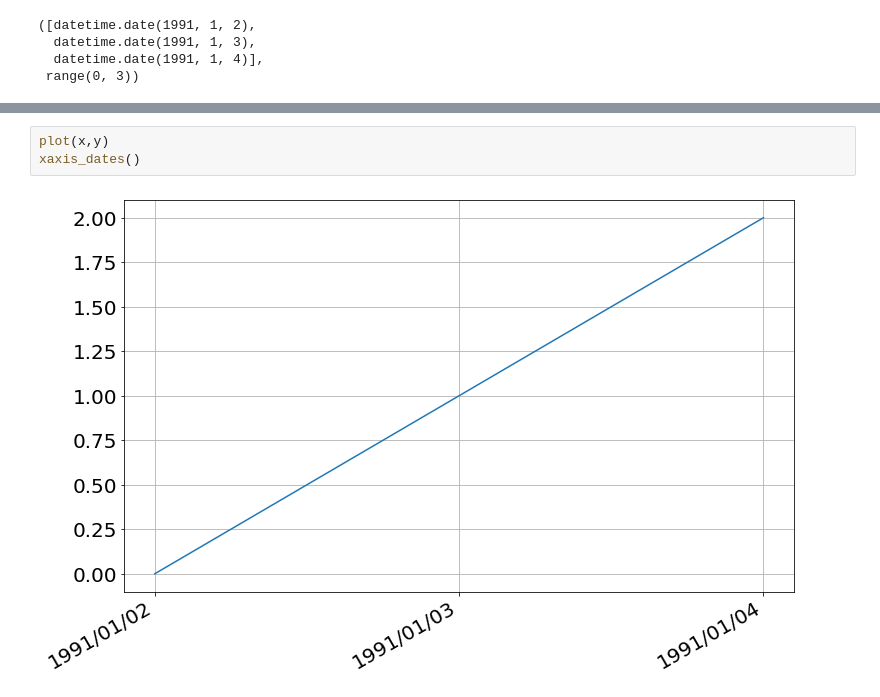
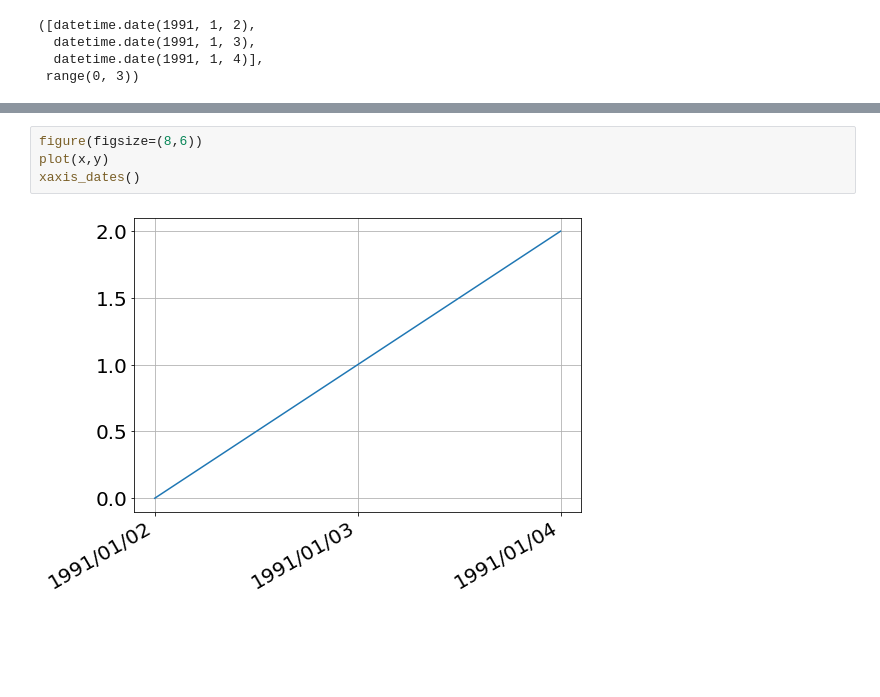
Before and after one commit to vconti3/Computer-Programming-for-the-Sciences-Spring-2021, a Jupyter notebook: 2020-02-20 - Plotting with Dates.ipynb, the cells around one changed output, grey strips where cells are left out. Cells and saved outputs as stored; diff of their text form; blank space fills up the shorter version.

```diff
--- a/2020-02-20 - Plotting with Dates.ipynb
+++ b/2020-02-20 - Plotting with Dates.ipynb
@@ -27,5 +27,6 @@ plot(x,y)
 # %%
+figure(figsize=(8,6))
 plot(x,y)
 xaxis_dates()
 # %% [output]
-[figure, old version]
+[figure, new version]
```
Also changed, not shown: parts of 3 cells of this notebook, 2 other files.
